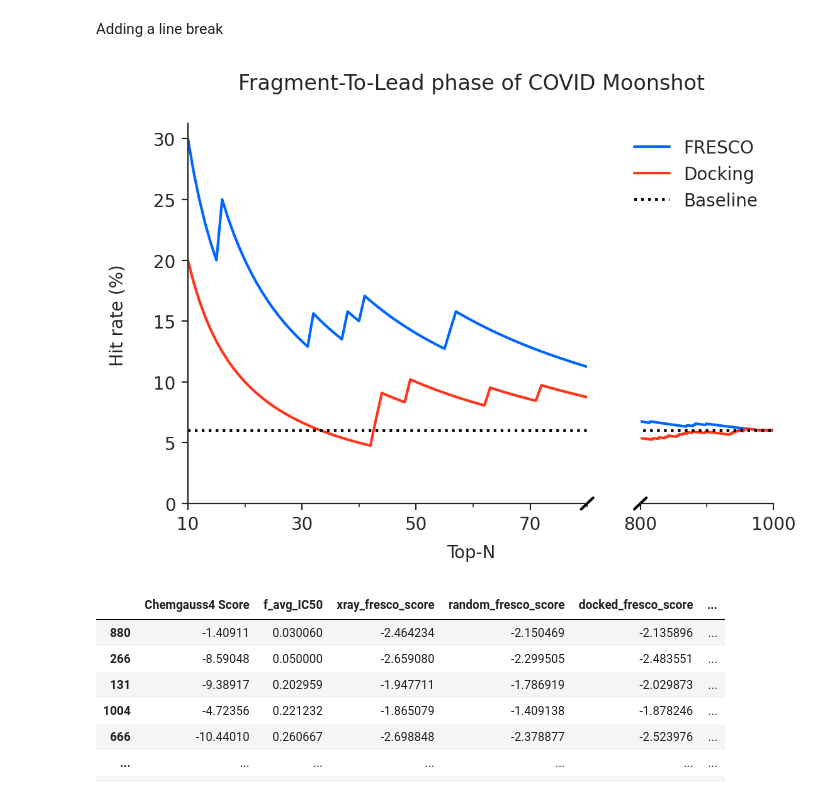
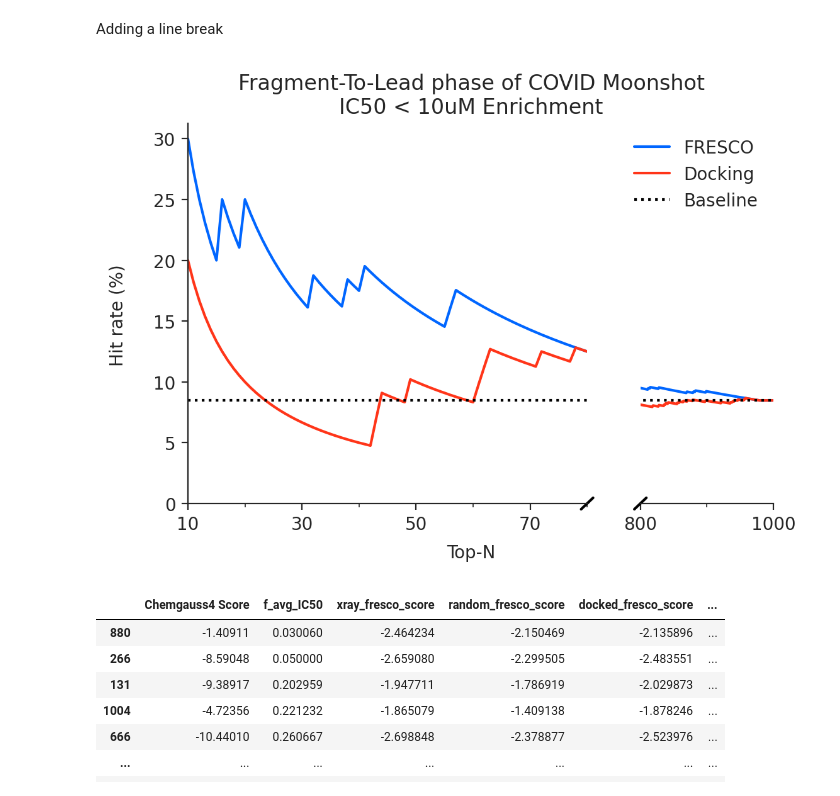
Before and after one commit to wjm41/fresco, a Jupyter notebook: figs/plotting_notebooks/enrichment_moonshot_fresco_xray_vs_dock.ipynb, the cells around one changed output. Saved outputs shown, nothing was run; the diff lists cells and outputs as text; code cells hidden in the pictures.

Commit message:
enrichment notebook

```diff
--- a/figs/plotting_notebooks/enrichment_moonshot_fresco_xray_vs_dock.ipynb
+++ b/figs/plotting_notebooks/enrichment_moonshot_fresco_xray_vs_dock.ipynb
@@ -188,7 +192,8 @@ Average fragment scores over conformers
 df_docking.f_avg_IC50 = df_docking.f_avg_IC50.astype(float)
 df_docking['Chemgauss4 Score'] = df_docking['Chemgauss4 Score'].astype(float)
 
-fresco_scores = ['xray_fresco_score', 'random_fresco_score', 'docked_fresco_score', 'docked_5_fresco_score', 'docked_dsi_fresco_score']
+fresco_scores = ['xray_fresco_score', 'random_fresco_score', 'docked_fresco_score',
+                 'docked_5_fresco_score', 'docked_dsi_fresco_score', 'docked_dsi_filtered_fresco_score']
 
 columns_to_keep = ['canonical_CID',
                    'Chemgauss4 Score', 'f_avg_IC50'] + fresco_scores
@@ -404,7 +412,7 @@ year = '2020'
 month = '09'
 day = '01'
 date_to_plot = int(f'{year}{month}{day}')
-ic50_threshold = 5
+ic50_threshold = 10
 
 df_filtered_by_date = df_merged.query('date < @date_to_plot').copy()
 df_filtered_by_date['hit'] = df_filtered_by_date['f_avg_IC50'] < ic50_threshold
@@ -428,7 +436,7 @@ plt.rcParams['ytick.left'] = True
 
 f, (ax, ax2) = plt.subplots(1, 2, dpi=200, gridspec_kw={'width_ratios': [3, 1]})
 # plt.title(f'Fragment-To-Lead phase of COVID Moonshot\n$N_{{{"data"}}}$={len(df_filtered_by_date)}, Hit = IC50<{ic50_threshold}µM')
-plt.suptitle(f'Fragment-To-Lead phase of COVID Moonshot', **csfont)
+plt.suptitle(f'Fragment-To-Lead phase of COVID Moonshot\nIC50 < {ic50_threshold}uM Enrichment', **csfont)
 
 
 df_docking = pd.DataFrame({'N': n_list, 'EF': EF_docking, 'method': 'Docking'})
@@ -459,35 +467,37 @@ ax.set_ylabel(None)
 # ax.set_ylabel(f'Hit rate (%)')
 
 make_plot(ax2)
 ax2.xaxis.set_major_locator(MultipleLocator(200))
 ax2.xaxis.set_minor_locator(MultipleLocator(100))
 ax2.set_ylim(bottom=0)
 ax2.set_xlim(800, 1000)
 ax2.legend(loc='upper right', frameon=False)
 ax2.set_xlabel(None)
 ax2.set_ylabel(None)
 
 ax2.get_yaxis().set_ticks([])
 # ax.spines['bottom'].set_visible(False)
 ax2.spines['left'].set_visible(False)
 
 d = .015  # how big to make the diagonal lines in axes coordinates
 # arguments to pass plot, just so we don't keep repeating them
 kwargs = dict(transform=ax.transAxes, color='k', clip_on=False)
 ax.plot((1-d, 1+d), (-d, +d), **kwargs)
 
 
 kwargs.update(transform=ax2.transAxes)
 ax2.plot((-d*3, +d*3), (-d, +d), **kwargs)
 
 f.supxlabel('Top-N', fontsize=10)
 f.supylabel('Hit rate (%)', fontsize=10)
 # f.patch.set_facecolor('white')
 # ax.set_facecolor('white')
 # ax2.set_facecolor('white')
-f.savefig('/home/wjm41/ml_physics/frag-pcore-screen/figs/plots/fresco_vs_moonshot_break.pdf', facecolor='white')
+f.savefig(f'/home/wjm41/ml_physics/frag-pcore-screen/figs/plots/fresco_vs_moonshot_break_{ic50_threshold}uM.pdf', facecolor='white')
+f.savefig(
+    f'/home/wjm41/ml_physics/frag-pcore-screen/figs/plots/fresco_vs_moonshot_break_{ic50_threshold}uM.png', facecolor='white')
 # %% [output]
-[figure, old version]
+[figure, new version]
 # %%
 df_filtered_by_date.sort_values(by='f_avg_IC50', ascending=True)
 # %% [output]
```
Also changed, not shown: parts of 5 cells of this notebook.
